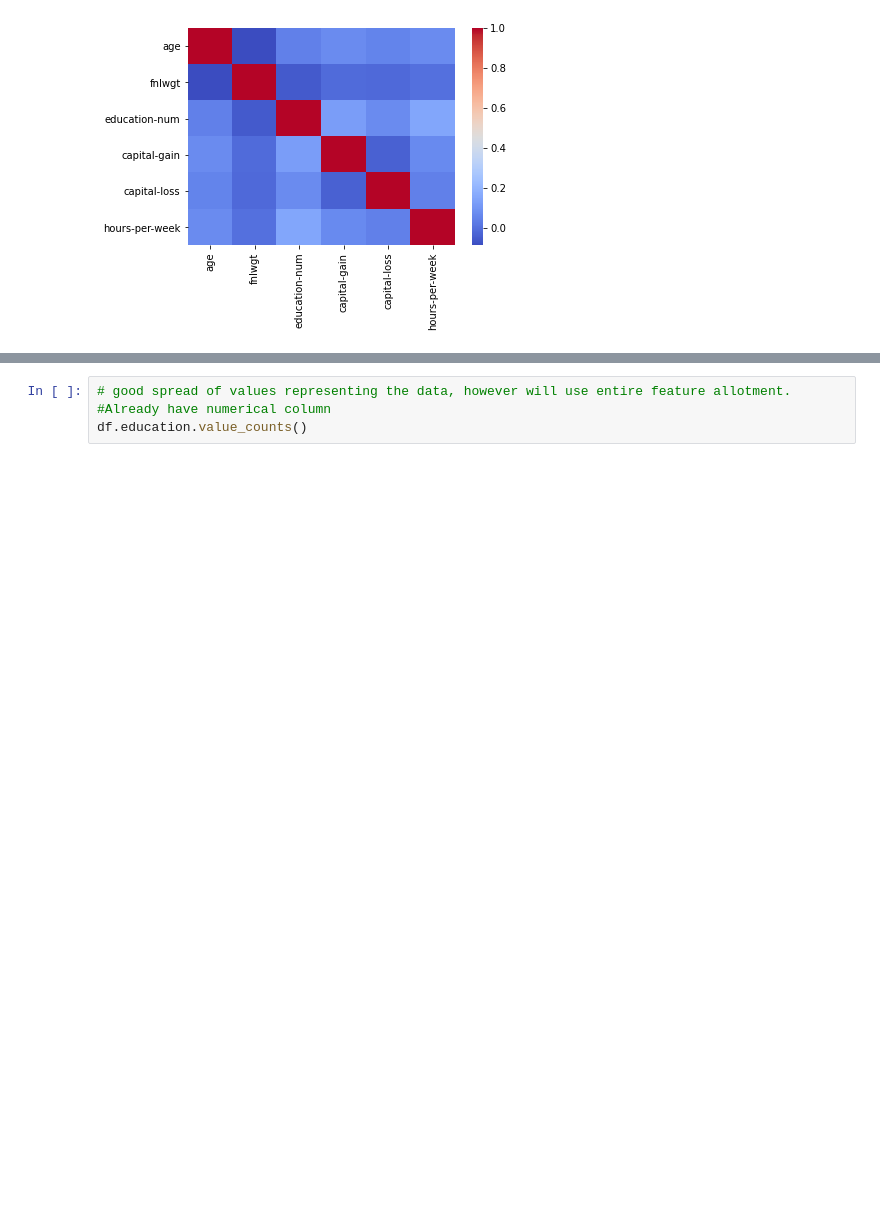
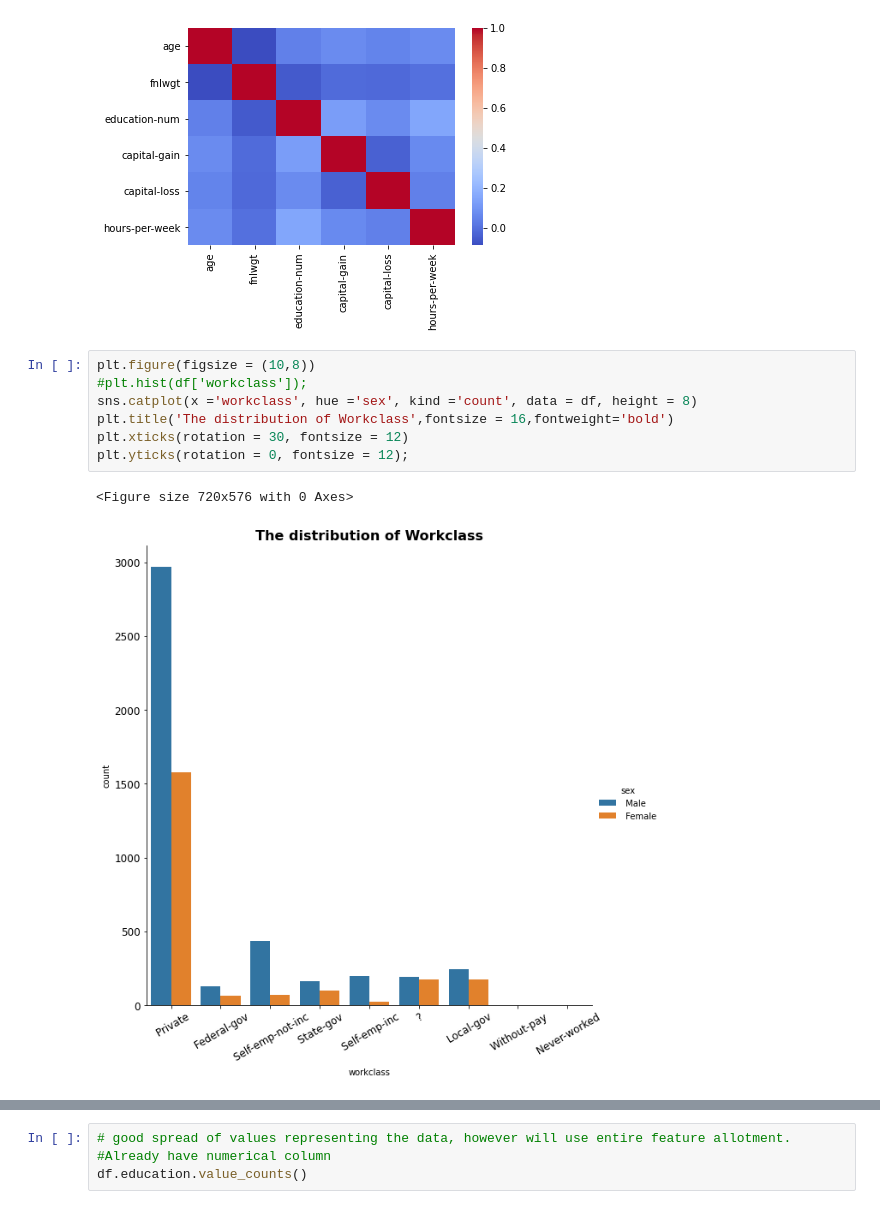
Before and after one commit to Stebaj/Team-GYM, a Jupyter notebook: hackathon-project.ipynb, the cells around one changed output, grey strips where cells are left out. Drawn from its saved outputs; the diff is of its cells as text; blank space fills up the shorter version.

```diff
--- a/hackathon-project.ipynb
+++ b/hackathon-project.ipynb
@@ -59,3 +59,13 @@ sns.heatmap(df.corr(), cmap='coolwarm')
 # %% [output]
 <AxesSubplot:>
 [figure]
+# %%
+plt.figure(figsize = (10,8))
+#plt.hist(df['workclass']);
+sns.catplot(x ='workclass', hue ='sex', kind ='count', data = df, height = 8)
+plt.title('The distribution of Workclass',fontsize = 16,fontweight='bold')
+plt.xticks(rotation = 30, fontsize = 12)
+plt.yticks(rotation = 0, fontsize = 12);
+# %% [output]
+<Figure size 720x576 with 0 Axes>
+[figure, added]
```
Also changed, not shown: parts of 20 cells of this notebook.
